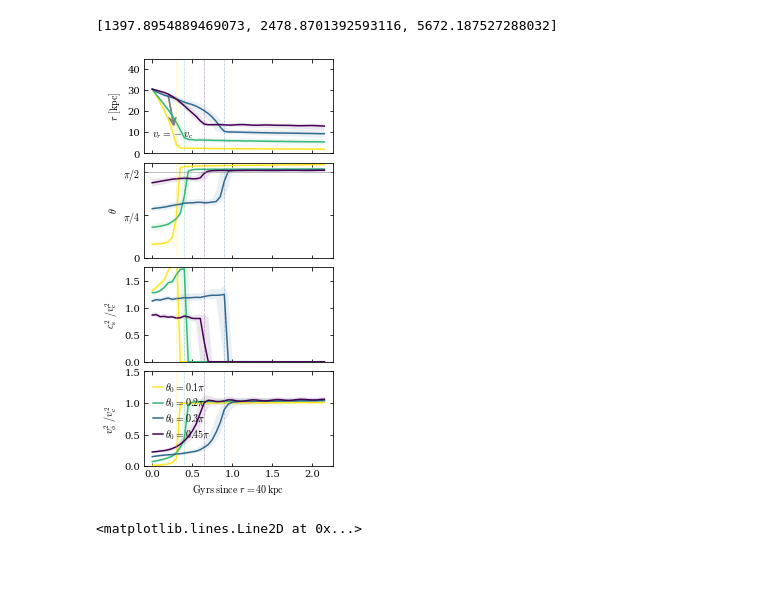
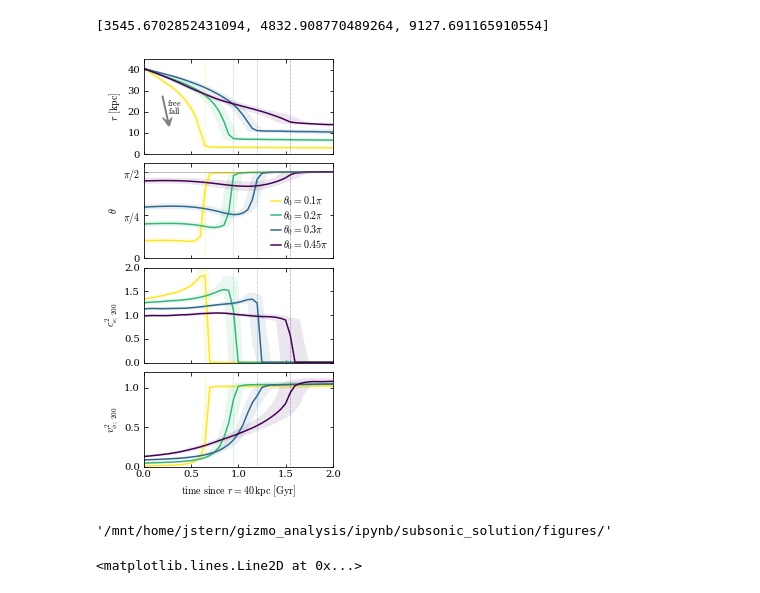
Before and after one commit to JonathanSternAstro/gizmo_analysis, a Jupyter notebook: ipynb/subsonic_solution/particleTracking.ipynb, the cells around one changed output. Saved outputs shown, nothing was run; the diff lists cells and outputs as text; code cells hidden in the pictures; blank space fills up the shorter version.

```diff
--- a/ipynb/subsonic_solution/particleTracking.ipynb
+++ b/ipynb/subsonic_solution/particleTracking.ipynb
@@ -28,7 +32,7 @@ vc = 200. *un.km/un.s
 #Nsnapshots,dt,rmax = 225,10,40
 simname = 'vc200_Rs0_Mdot1035_Rcirc15_fgas02_res1e3'
 Rcirc = 15.*un.kpc
-Nsnapshots,dt,rmax = 45,50,30
+Nsnapshots,dt,rmax,subsample = 45,50,40,10
 simdir = wd.simdir+'/%s/output/'%simname
 ts = -np.arange(Nsnapshots)*dt
 ts = ts-ts[-1]
@@ -67,7 +80,7 @@ np.savez(npz_fn,coords=coords[:,::50,...],vs=vs[:,::50,...],Ts=Ts[:,::50,...],nH
 # %%
 npz_fn = wd.tracksdir+simname+'/particle_tracks_%d_%d_%d_all.npz'%(Nsnapshots,dt,rmax)
 f = np.load(npz_fn)
-coords,vs,Ts,nHs,tcools=f['coords'],f['vs'],f['Ts'],f['nHs'],f['tcools'][:,::5,...]
+coords,vs,Ts,nHs,tcools=f['coords'],f['vs'],f['Ts'],f['nHs'],f['tcools'][:,::,...]
 # %%
 isStar = np.isnan(Ts[:,:])
 tSF_ind  = np.array([np.concatenate([np.array([True]), isStar[:,i]]).nonzero()[0][-1] for i in range(isStar.shape[1])])
@@ -90,6 +103,7 @@ dVs = np.pad(dVs,((0,1),(0,0)),mode='constant')
 PdVs = (mu * ff.X)**-1 * (cons.k_B * un.K / un.g).to('erg*g**-1') * nHTs  * dVs / rhos
 # %%
 xs,ys,zs = coords[:,:,0],coords[:,:,1],coords[:,:,2]
+zs += 0.25 #disk is offset for some reason
 rs    = (xs**2+ys**2+zs**2)**0.5
 Rs    = (xs**2+ys**2)**0.5
 phis  = np.arctan2(ys,xs)
@@ -214,19 +143,0 @@ ModuleNotFoundError: No module named 'mayavi'
-# %%
-_arr = [(a,b) for a,b in enumerate(theta_midbins)]
-mlab.figure(bgcolor=(1,1,1), fgcolor=(0.,0.,0.))
-for i,ind in (_arr[2],_arr[3],_arr[0]):
-    med_ind = int(np.median(tSF_ind[theta_inds[i]]))
-    med_dphis, med_Rs, med_zs, med_Ts, med_As = [
-        np.nanmedian(val[:,theta_inds[i]],axis=1)[med_ind:] for val in (dphis,Rs,zs,Ts,(nHs*v_abs)**-1)]
-    med_As /= med_As[-1]
-    med_As[med_As<0.03] = 0.03
-    print([x.shape for x in (med_dphis, med_Rs, med_zs, med_Ts, med_As)])
-    plot_helix_mayavi(med_dphis,med_Rs,med_zs,med_Ts,med_As)
-#     mlab.colorbar(title=r'$\log\ T\ [{\rm K}]$',orientation='vertical', label_fmt=r'$%.1f$',nb_labels=7)
-ax = mlab.axes(extent=[0,40,0,40,0,40],y_axis_visibility=False,x_axis_visibility=True,z_axis_visibility=False,
-             ylabel=r'$R_{\rm cyl}\,[{\rm kpc}]$',nb_labels=0,color=(0,0,0))
-oa = mlab.orientation_axes()
-oa.axes.x_axis_shaft_property.color = oa.axes.x_axis_tip_property.color = (0.5,0.5,0.5)
-oa.axes.y_axis_shaft_property.color = oa.axes.y_axis_tip_property.color = (0.5,0.5,0.5)
-oa.axes.z_axis_shaft_property.color = oa.axes.z_axis_tip_property.color = (0.5,0.5,0.5)
-pl.savefig(figdir+'3Dtracks_mayavi.pdf')
@@ -273,4 +209,4 @@ NameError: name 'labels' is not defined
 # %%
 [np.percentile(tcools[-1,:],p) for p in (16,50,84)]
 # %% [output]
-[1397.8954889469073, 2478.8701392593116, 5672.187527288032]
+[3545.6702852431094, 4832.908770489264, 9127.691165910554]
@@ -304,34 +213,44 @@ def relative_dispersion(all_vals,xs=ts,theta_inds=theta_inds):
 # %%
 pl.figure(figsize=(fig_width_half,7.5)); pl.subplots_adjust(hspace=0.1)
 for iPanel in range(4):
     ax = pl.subplot(4,1,iPanel+1)
     vals = (rs,thetas,(cs/vc.value)**2,(vphis/vc.value)**2)[iPanel]
-    ylabel = (r'$r\ [{\rm kpc}]$', r'$\theta$', r'$c^2_{\rm s}\ / v^2_{\rm c}$',r'$v^2_\phi\ / v^2_{\rm c}$')[iPanel]
-    yls = ((0,45),(0,0.55*np.pi),(0,1.75),(0,1.5))[iPanel]
+    ylabel = (r'$r\ [{\rm kpc}]$', r'$\theta$', r'$c^2_{\rm s;\ 200}$'
+              #+'\n'+r'$(\sim{\rm pressure\ support})$'
+              ,r'$v^2_{\phi;\ 200}$'
+              #+'\n'+r'$(\sim{\rm rotation\ support})$'
+             )[iPanel]
+    yls = ((0,45),(0,0.55*np.pi),(0,2),(0,1.2))[iPanel]
     med_and_std(vals)
     pl.ylabel(ylabel)
     pl.ylim(*yls)
+    pl.xlim(0,2)
     [pl.axvline(np.nanmedian(t105[theta_inds[i]])/1000,c=colors[i],lw=0.5,ls=':') for i,ind in enumerate(theta_midbins)]
     if iPanel==0:
         pl.arrow(0.2,27.5,0.05,-(0.05*un.Gyr*200*un.km/un.s).to('kpc').value,
                  color='.5',width=0.01,head_width=0.1,head_length=2,overhang=2)
 #         vcool = (40.5*un.kpc/(np.median(tcools[-1,:])*un.Myr)).to('km/s')
 #         pl.arrow(0.2,27.5,0.12,-(0.12*un.Gyr*vcool).to('kpc').value,
 #                  color='.5',width=0.1,head_width=0.1,head_length=1,overhang=2)
-        pl.text(0.25,8,r'$v_r=-v_{\rm c}$',ha='center')
+        pl.text(0.25,23,r'${\rm free}$',ha='left',fontsize=8)
+        pl.text(0.26,19,r'${\rm fall}$',ha='left',fontsize=8)
         ax.yaxis.set_major_locator(ticker.MultipleLocator(10))
     if iPanel==1:
         pl.axhline(0.5*np.pi,c='.5',lw=0.5)
         ax.yaxis.set_major_locator(ticker.FixedLocator([0,np.pi/2,np.pi/4]))
         ax.yaxis.set_major_formatter(ticker.FixedFormatter(['0',r'$\pi/2$',r'$\pi/4$']))
+        pl.legend(loc=(0.65,0.025),ncol=1,frameon=False,labelspacing=0.1,handlelength=1,columnspacing=0.5,handletextpad=0.2)
     if iPanel<3:
         ax.xaxis.set_major_formatter(ticker.NullFormatter())
     else:
-        pl.legend(loc='upper left',ncol=1,frameon=False,labelspacing=0.2,handlelength=1,columnspacing=0.5,handletextpad=0.2)
-        pl.xlabel(r'${\rm Gyrs\ since}\ r=40\,{\rm kpc}$')
-#pl.savefig(figdir+'tracking_spherical_coordinates.pdf',bbox_inches='tight')
+        pl.xlabel(r'${\rm time\ since}\ r=40\,{\rm kpc}\ [{\rm Gyr}]$')
+pl.savefig(figdir+'tracking_spherical_coordinates.pdf',bbox_inches='tight')
 # %% [output]
-[figure, old version]
+[figure, new version]
+# %%
+figdir
+# %% [output]
+'/mnt/home/jstern/gizmo_analysis/ipynb/subsonic_solution/figures/'
 # %%
 pl.plot(Ts[:,15])
 tmp = np.roll(Ts[:,15],-130)
```
Also changed, not shown: parts of 21 cells of this notebook, 7 other files.
